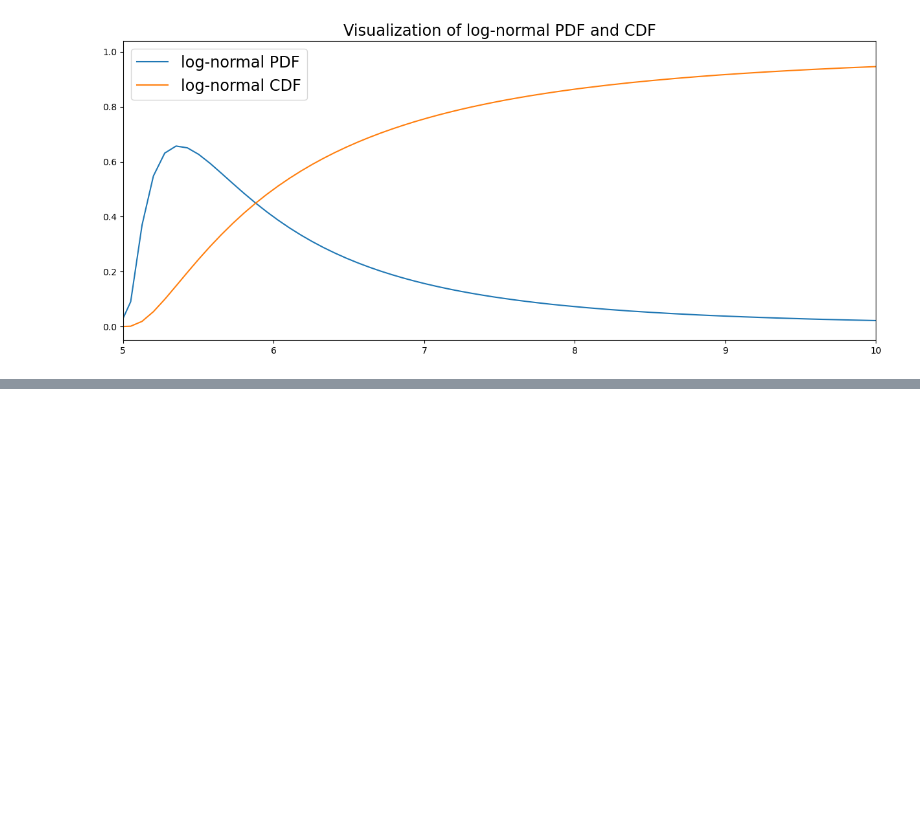
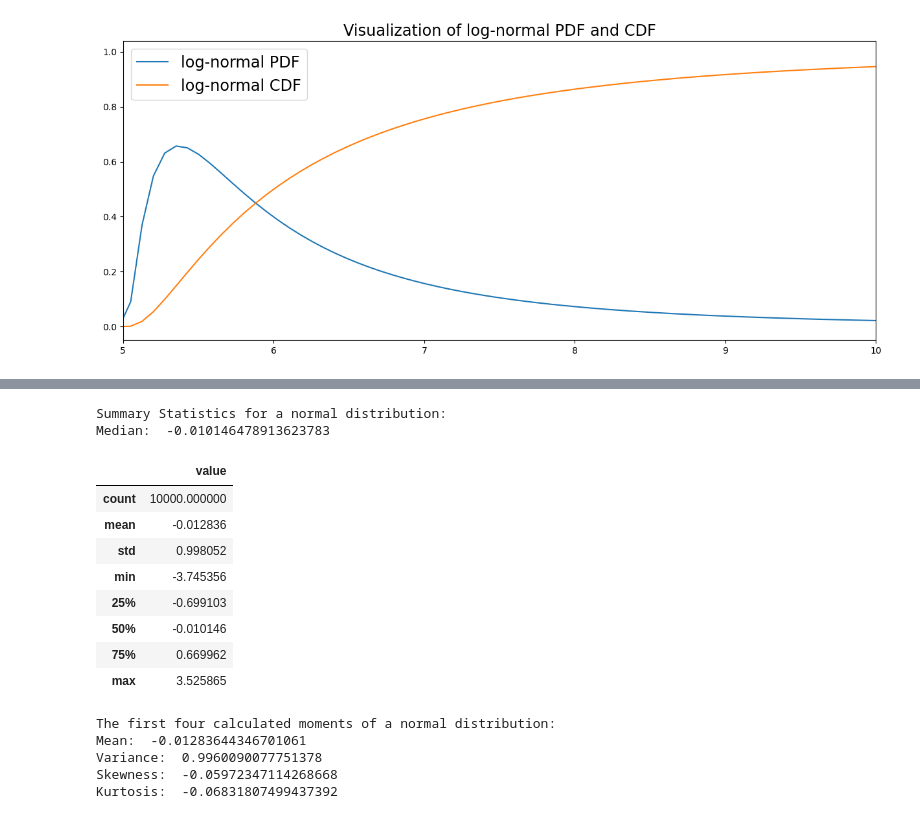
Before and after one commit to keithmmc/dataprojects, a Jupyter notebook: statsnotebook.ipynb, the cells around one changed output, grey strips where cells are left out. Cells and saved outputs as stored; diff of their text form; code cells hidden in the pictures; blank space fills up the shorter version.

```diff
--- a/statsnotebook.ipynb
+++ b/statsnotebook.ipynb
@@ -241,0 +266,45 @@ plt.show()
+# %%
+# Summary
+print('Summary Statistics for a normal distribution: ')
+# Median
+medi = median(normal_dist)
+print('Median: ', medi)
+display(normal_df.describe())
+
+# Standard Deviation
+std = sqrt(np.var(normal_dist))
+
+print('The first four calculated moments of a normal distribution: ')
+# Mean
+mean = normal_dist.mean()
+print('Mean: ', mean)
+
+# Variance
+var = np.var(normal_dist)
+print('Variance: ', var)
+
+# Return unbiased skew normalized by N-1
+skew = normal_df['value'].skew()
+print('Skewness: ', skew)
+
+# Return unbiased kurtosis over requested axis using Fisher’s definition of kurtosis
+# (kurtosis of normal == 0.0) normalized by N-1
+kurt = normal_df['value'].kurtosis()
+print('Kurtosis: ', kurt)
+# %% [output]
+Summary Statistics for a normal distribution:
+Median:  -0.010146478913623783
+|  | value |
+| count | 10000.000000 |
+| mean | -0.012836 |
+| std | 0.998052 |
+| min | -3.745356 |
+| 25% | -0.699103 |
+| 50% | -0.010146 |
+| 75% | 0.669962 |
+| max | 3.525865 |
+The first four calculated moments of a normal distribution:
+Mean:  -0.01283644346701061
+Variance:  0.9960090077751378
+Skewness:  -0.05972347114268668
+Kurtosis:  -0.06831807499437392
```
Also changed, not shown: parts of 2 cells of this notebook.
